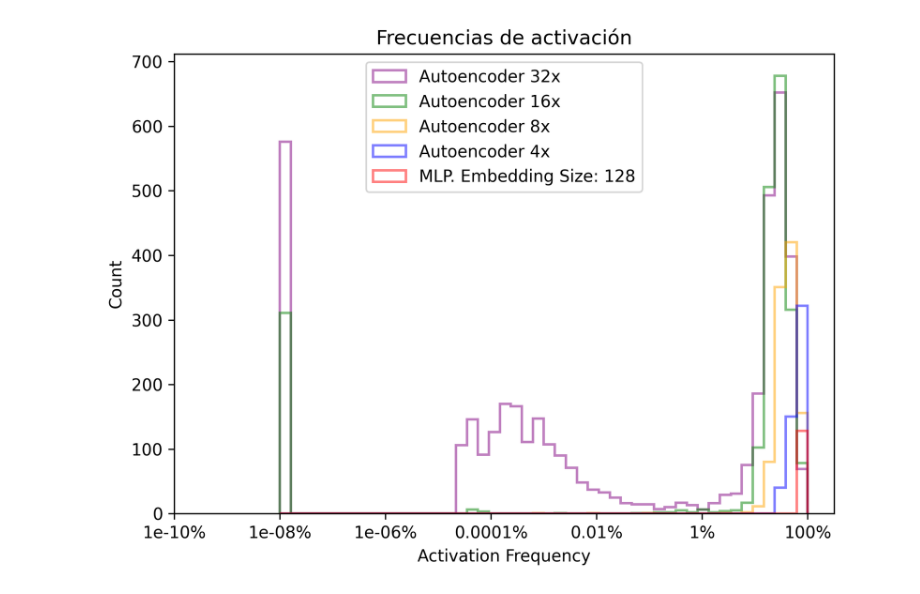
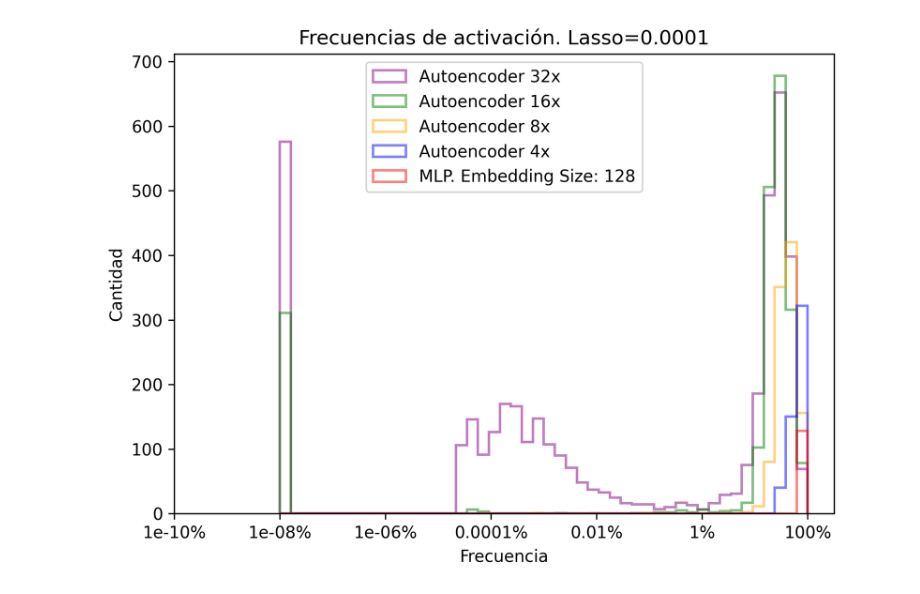
Before and after one commit to manoloFer10/NLP-monosemanticity, a Jupyter notebook: feature_activations.ipynb, the cells around one changed output. Cells and saved outputs as stored; diff of their text form; code cells hidden in the pictures.

```diff
--- a/feature_activations.ipynb
+++ b/feature_activations.ipynb
@@ -46,33 +46,33 @@ hidden_freqs_sparsity_32, _ = get_activations(activations_run_id_sparsity_32)
 # %%
 hiddens_4 = hidden_freqs_sparsity_4["frequency"] + 1e-10
 hiddens_16 = hidden_freqs_sparsity_16["frequency"] + 1e-10
 hiddens_8 = hidden_freqs_sparsity_8["frequency"] + 1e-10
 hiddens_32 = hidden_freqs_sparsity_32["frequency"] + 1e-10
 log_hiddens_32 = np.log10(hiddens_32)
 log_hiddens_16 = np.log10(hiddens_16)
 log_hiddens_8 = np.log10(hiddens_8)
 log_hiddens_4 = np.log10(hiddens_4)
 log_feedforward = np.log10(feedforward_freqs["frequency"])
 bins=np.histogram(np.hstack((log_hiddens_4, log_hiddens_8, log_hiddens_16, log_hiddens_32, log_feedforward)), bins=48)[1]
 
 plt.figure(dpi=300)
 plt.title("Frecuencias de activación. Lasso=0.0001")
 plt.hist(log_hiddens_32, bins=bins, alpha=0.5, edgecolor='purple', histtype='step', linewidth=1.5, label="Autoencoder 32x")
 plt.hist(log_hiddens_16, bins=bins, alpha=0.5, edgecolor='green', histtype='step', linewidth=1.5, label="Autoencoder 16x")
 plt.hist(log_hiddens_8, bins=bins, alpha=0.5, edgecolor='orange', histtype='step', linewidth=1.5, label="Autoencoder 8x")
 plt.hist(log_hiddens_4, bins=bins, alpha=0.5, edgecolor='blue',  histtype='step', linewidth=1.5, label="Autoencoder 4x")
 plt.hist(log_feedforward, bins=bins, alpha=0.5, edgecolor='red',  histtype='step', linewidth=1.5, label=f"MLP. Embedding Size: {log_feedforward.shape[0]}")
-plt.xlabel("Activation Frequency")
-plt.ylabel("Count")
+plt.xlabel("Frecuencia")
+plt.ylabel("Cantidad")
 tick_locs = plt.xticks()[0][:-1]
 tick_labels = [f"{100 * 10**x:.3g}%" for x in tick_locs]
 plt.xticks(tick_locs, tick_labels)
 plt.legend()
 plt.tight_layout()
 plt.savefig("activations_histogram.png")
 plt.show()
 # %% [output]
-[figure, old version]
+[figure, new version]
 # %%
 bins=np.histogram(np.hstack(
     (log_hiddens_4[log_hiddens_4 > -4],
```
Also changed, not shown: parts of 1 cell of this notebook, 2 other files.
